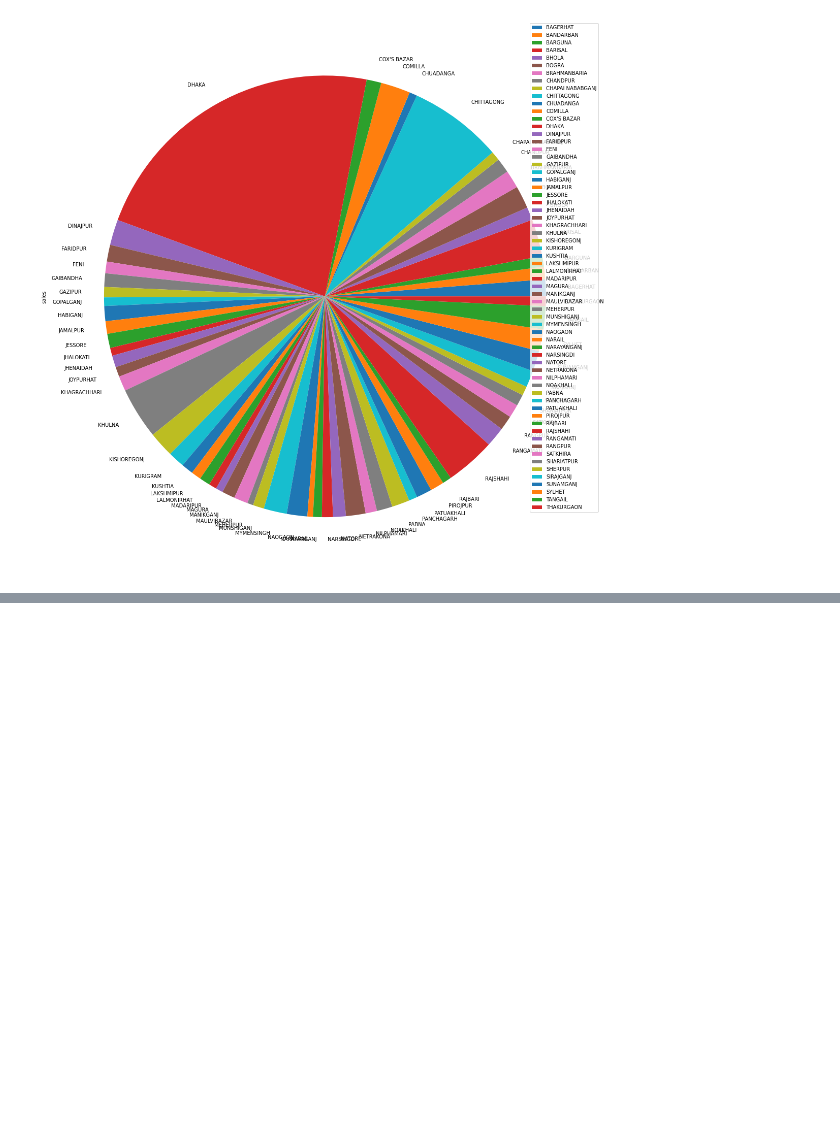
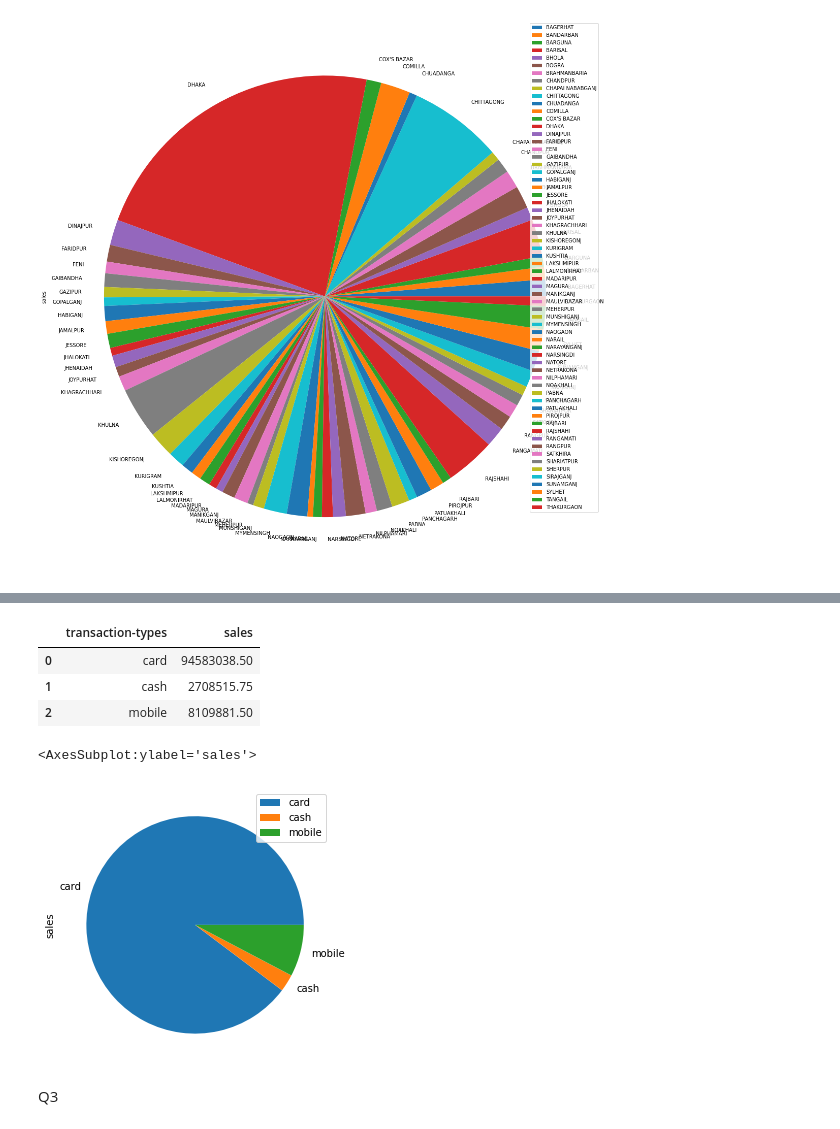
Before and after one commit to syedahmmednorthsouth/Health-Data-Anylytics, a Jupyter notebook: notebook/analytics/my_olap_query.ipynb, the cells around one changed output, grey strips where cells are left out. Drawn from its saved outputs; the diff is of its cells as text; code cells hidden in the pictures; blank space fills up the shorter version.

Commit message:
query upto 5 and api to problem 5

```diff
--- a/notebook/analytics/my_olap_query.ipynb
+++ b/notebook/analytics/my_olap_query.ipynb
@@ -142,0 +145,10 @@ df.plot.pie(y='sales',figsize=(20,20))
+# %%
+con = PostgresConnection().getConnection()
+cur = con.cursor()
+query2 =" select t.trans_type, sum(cast(fact.total_price as double precision)) "\
+" from ecomdb_star_schema.fact_data fact "\
+"join ecomdb_star_schema.trans_dim t on t.payment_key = fact.payment_key "\
+"GROUP BY t.trans_type "
+cur.execute(query2)
+result = cur.fetchall()
+result
@@ -142,0 +158,16 @@ df.plot.pie(y='sales',figsize=(20,20))
+# %%
+df = pd.DataFrame(list(result), columns=['transaction-types', 'sales'])
+df
+# %% [output]
+|  | transaction-types | sales |
+| 0 | card | 94583038.50 |
+| 1 | cash | 2708515.75 |
+| 2 | mobile | 8109881.50 |
+# %%
+df = df.set_index(['transaction-types'])
+df.plot.pie(y='sales',figsize=(5, 5))
+# %% [output]
+<AxesSubplot:ylabel='sales'>
+[figure, added]
+# %% [markdown]
+Q3
```
Also changed, not shown: parts of 9 cells of this notebook, 17 other files.
